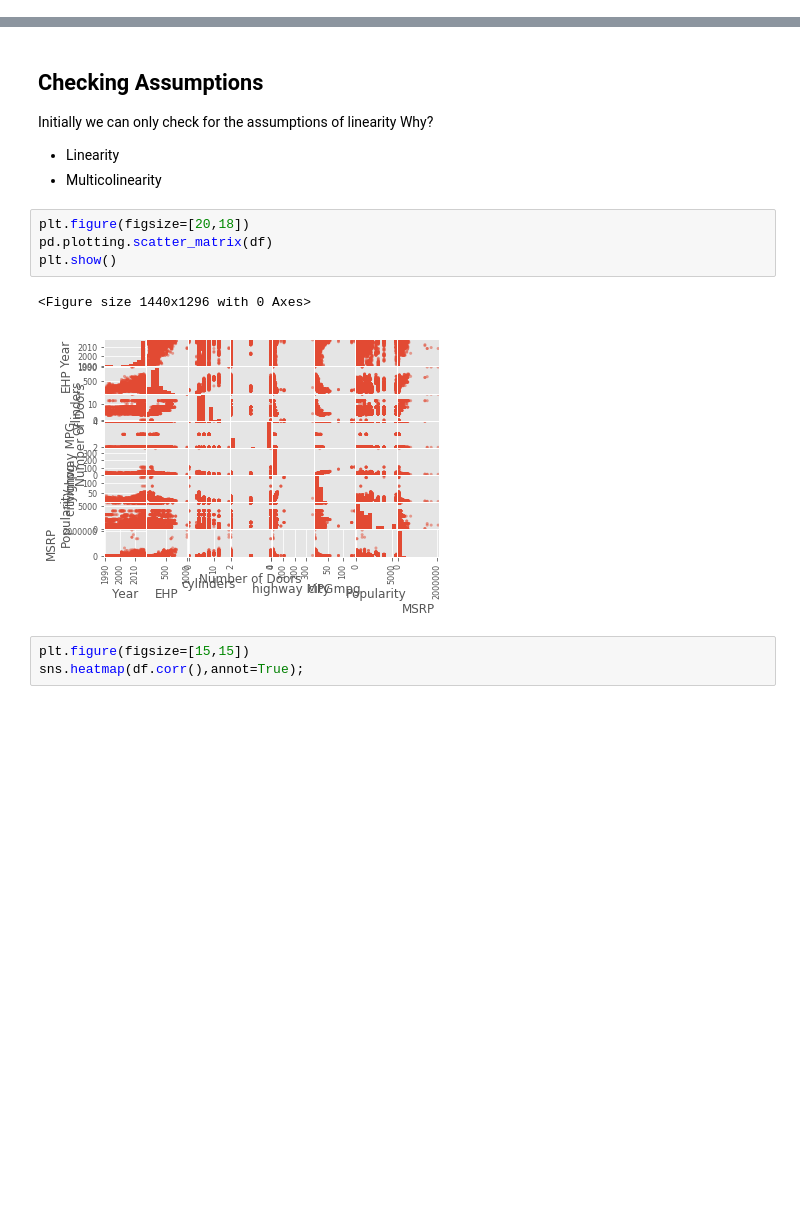
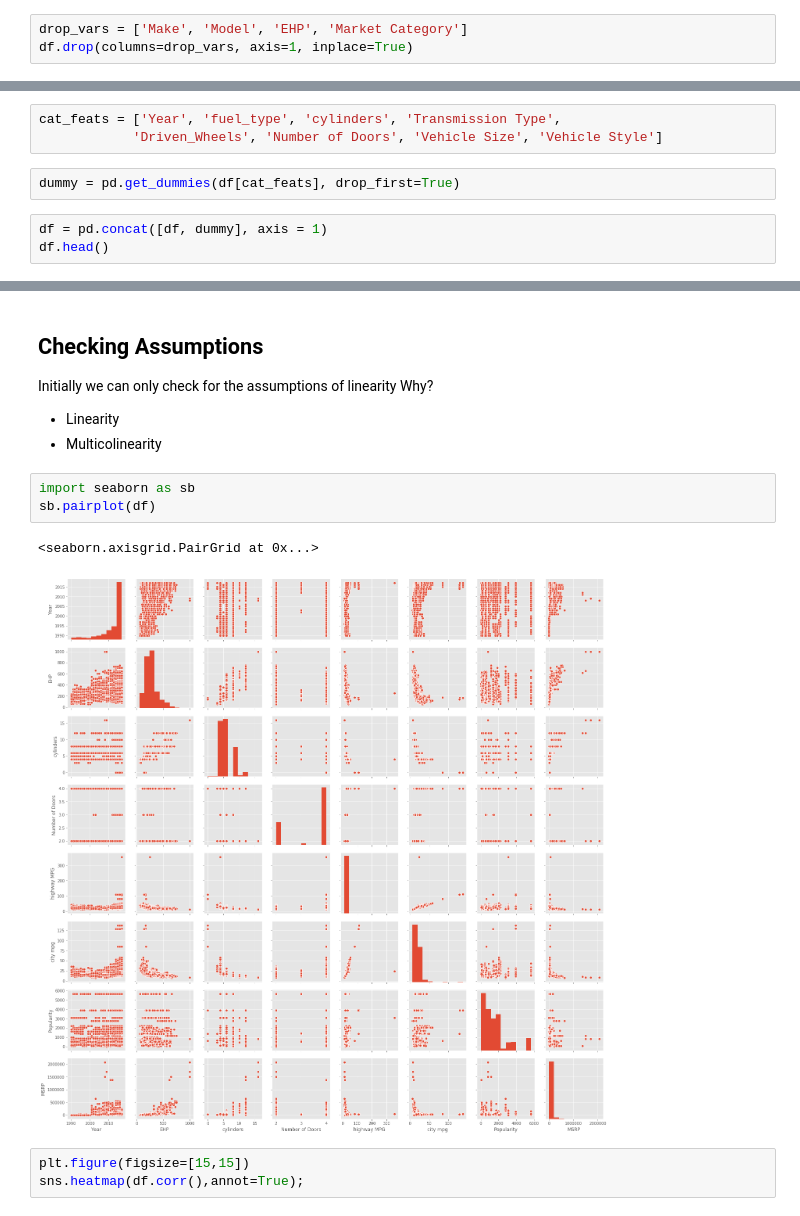
Before and after one commit to Amberlynnyandow/study-group-content, a Jupyter notebook: module_2/week_6_PT/Practice_Regression_nb.ipynb, the cells around one changed output, grey strips where cells are left out. Drawn from its saved outputs; the diff is of its cells as text; blank space fills up the shorter version.

```diff
--- a/module_2/week_6_PT/Practice_Regression_nb.ipynb
+++ b/module_2/week_6_PT/Practice_Regression_nb.ipynb
@@ -255,0 +272,3 @@ df.hist(figsize=(20,15));
+# %%
+drop_vars = ['Make', 'Model', 'EHP', 'Market Category']
+df.drop(columns=drop_vars, axis=1, inplace=True)
@@ -255,0 +284,8 @@ df.hist(figsize=(20,15));
+# %%
+cat_feats = ['Year', 'fuel_type', 'cylinders', 'Transmission Type',
+            'Driven_Wheels', 'Number of Doors', 'Vehicle Size', 'Vehicle Style']
+# %%
+dummy = pd.get_dummies(df[cat_feats], drop_first=True)
+# %%
+df = pd.concat([df, dummy], axis = 1)
+df.head()
@@ -259,13 +323,12 @@ Initially we can only check for the assumptions of linearity Why?
 
 * Linearity
 * Multicolinearity
-# %%
-plt.figure(figsize=[20,18])
-pd.plotting.scatter_matrix(df)
-plt.show()
-# %% [output]
-<Figure size 1440x1296 with 0 Axes>
-[figure, removed]
+# %%
+import seaborn as sb
+sb.pairplot(df)
+# %% [output]
+<seaborn.axisgrid.PairGrid at 0x...>
+[figure, added]
 # %%
 plt.figure(figsize=[15,15])
 sns.heatmap(df.corr(),annot=True);
```
Also changed, not shown: parts of 10 cells of this notebook, 2 other files.
